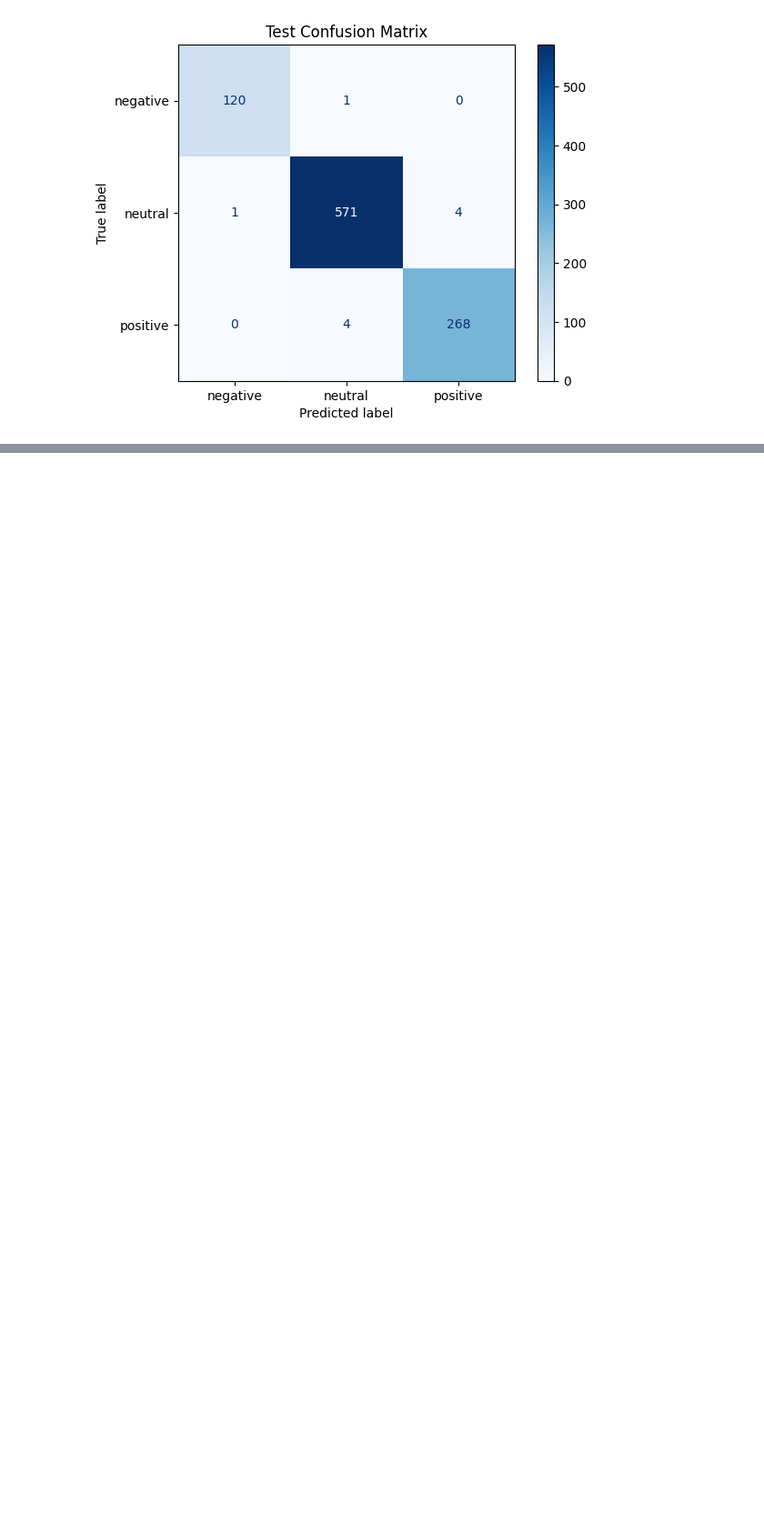
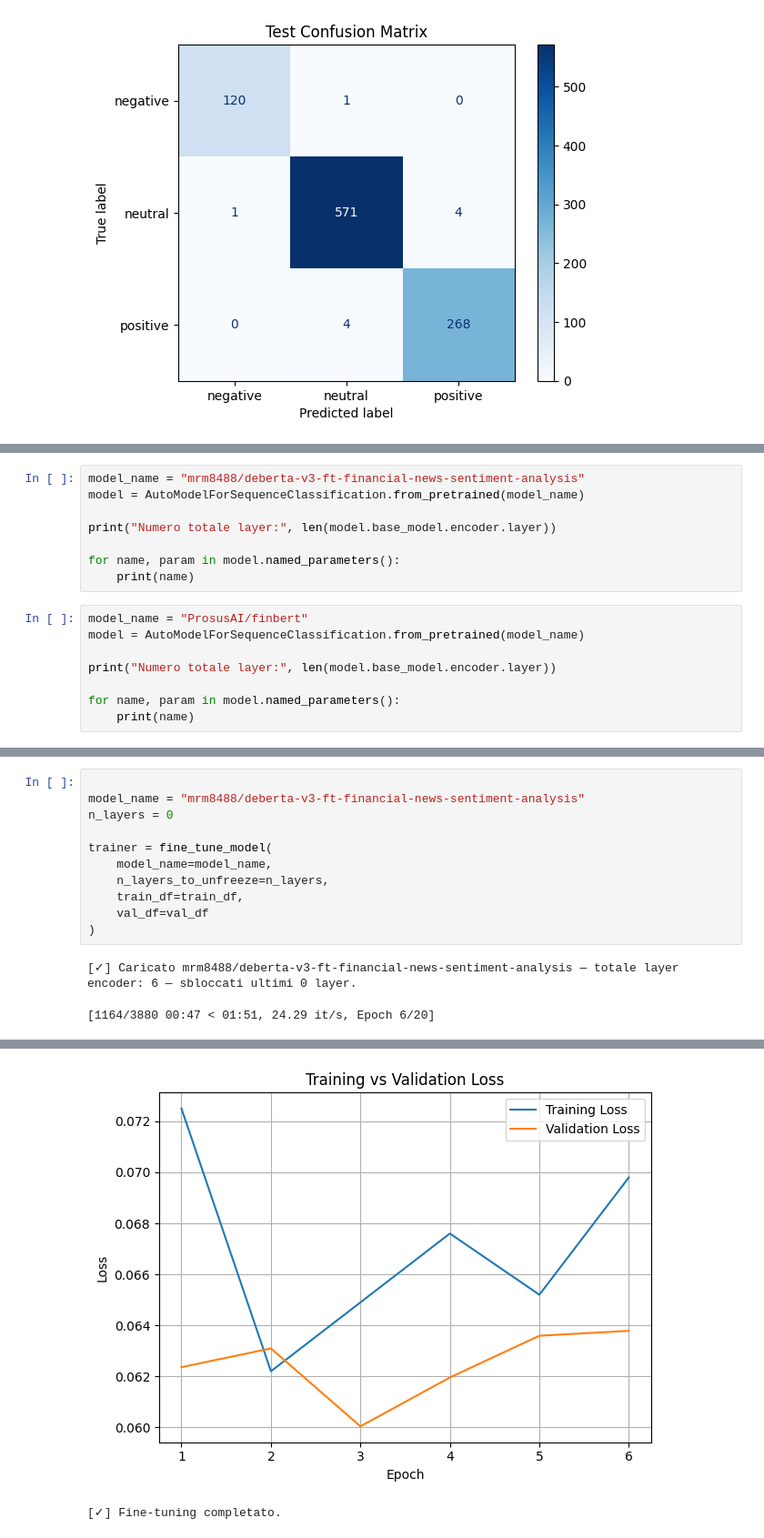
Before and after one commit to IreneGaita/FinSent, a Jupyter notebook: airflow/notebooks/07.pre_trained_models.ipynb, the cells around one changed output, grey strips where cells are left out. Shown: that part at 91% size. Saved outputs shown, nothing was run; the diff lists cells and outputs as text; blank space fills up the shorter version.

Commit message:
added Fine-tuning in 07.pre_trained_models
- Fine-tuning on finbert e deberta-v3.
- updated .gitignore to ignore logs and results of fine-tuned models

```diff
--- a/airflow/notebooks/07.pre_trained_models.ipynb
+++ b/airflow/notebooks/07.pre_trained_models.ipynb
@@ -289,0 +306,16 @@ print(misclassified.head(5))
+# %%
+model_name = "mrm8488/deberta-v3-ft-financial-news-sentiment-analysis"
+model = AutoModelForSequenceClassification.from_pretrained(model_name)
+
+print("Numero totale layer:", len(model.base_model.encoder.layer))
+
+for name, param in model.named_parameters():
+    print(name)
+# %%
+model_name = "ProsusAI/finbert"
+model = AutoModelForSequenceClassification.from_pretrained(model_name)
+
+print("Numero totale layer:", len(model.base_model.encoder.layer))
+
+for name, param in model.named_parameters():
+    print(name)
@@ -289,0 +486,14 @@ print(misclassified.head(5))
+# %%
+
+model_name = "mrm8488/deberta-v3-ft-financial-news-sentiment-analysis"
+n_layers = 0
+
+trainer = fine_tune_model(
+    model_name=model_name,
+    n_layers_to_unfreeze=n_layers,
+    train_df=train_df,
+    val_df=val_df
+)
+# %% [output]
+[✓] Caricato mrm8488/deberta-v3-ft-financial-news-sentiment-analysis — totale layer encoder: 6 — sbloccati ultimi 0 layer.
+[1164/3880 00:47 < 01:51, 24.29 it/s, Epoch 6/20]
@@ -289,0 +507,2 @@ print(misclassified.head(5))
+[figure, added]
+[✓] Fine-tuning completato.
```
Also changed, not shown: parts of 13 cells of this notebook, 1 other file.
